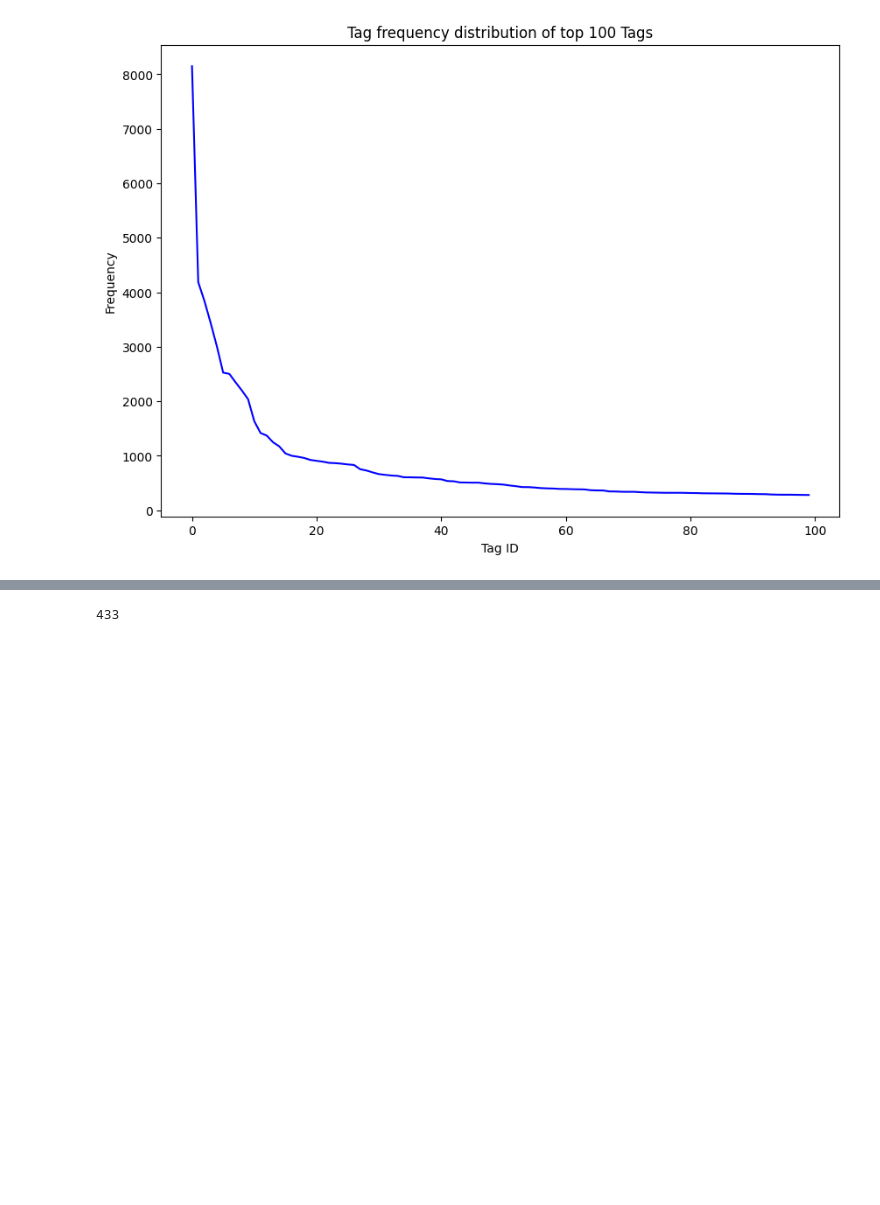
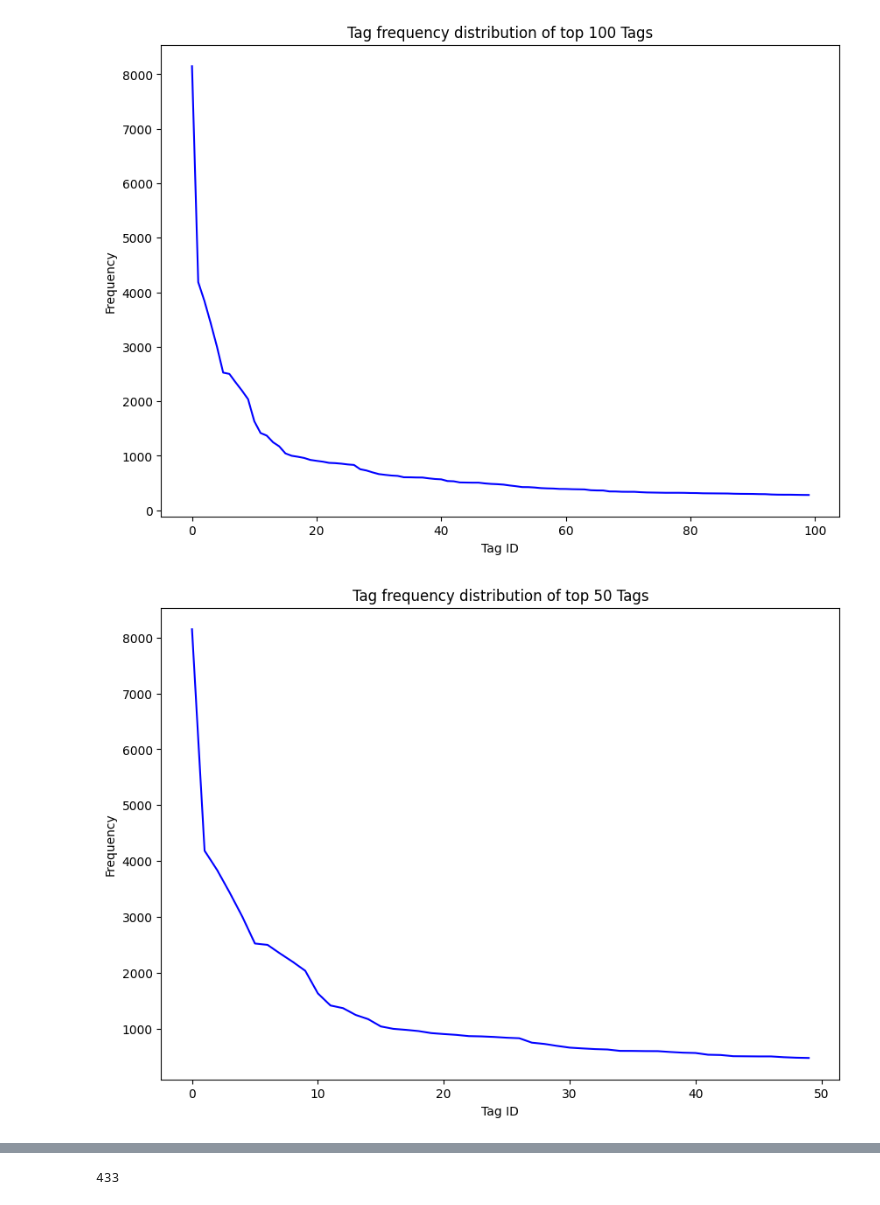
Before and after one commit to Harsh502s/Automatic-Question-Tagging-System, a Jupyter notebook: EDA.ipynb, the cells around one changed output, grey strips where cells are left out. Saved outputs shown, nothing was run; the diff lists cells and outputs as text; code cells hidden in the pictures; blank space fills up the shorter version.

```diff
--- a/EDA.ipynb
+++ b/EDA.ipynb
@@ -107,6 +133,16 @@ plt.xlabel("Tag ID")
 plt.show()
 # %% [output]
 [figure]
+# %%
+# plot distribution of tag frequency (top 50)
+fig = plt.figure(figsize=[10, 7])
+plt.plot(tag_freq_ser.iloc[:50].values, c="blue")
+plt.title("Tag frequency distribution of top 50 Tags")
+plt.ylabel("Frequency")
+plt.xlabel("Tag ID")
+plt.show()
+# %% [output]
+[figure, added]
 # %%
 # plot word count for tags
 wordcloud = WordCloud(
```
Also changed, not shown: parts of 9 cells of this notebook.
